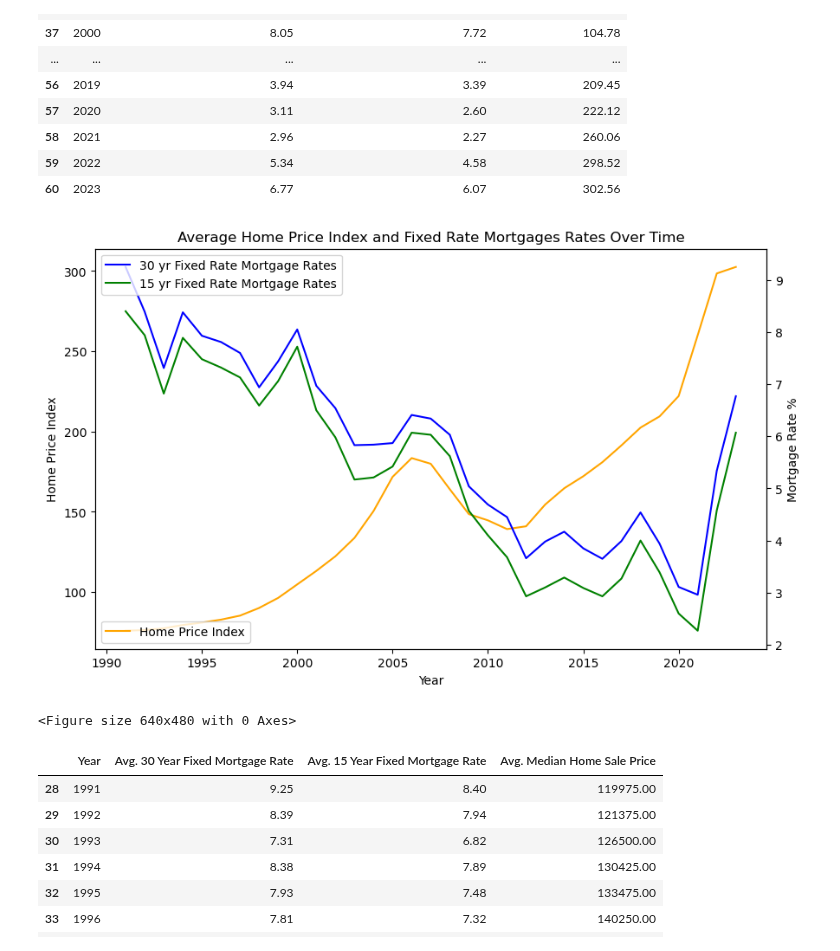
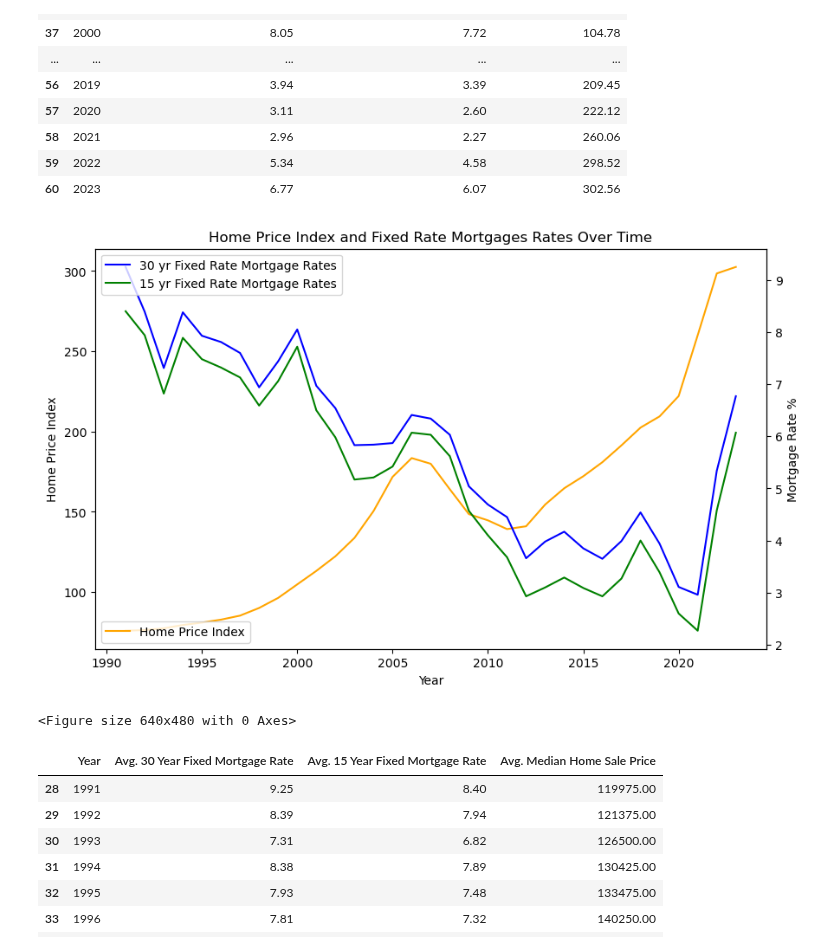
Before and after one commit to njlanger/Project1_Grp3, a Jupyter notebook: Neil/raw_fred_data_Neil.ipynb, the cells around one changed output. Drawn from its saved outputs; the diff is of its cells as text; code cells hidden in the pictures.

```diff
--- a/Neil/raw_fred_data_Neil.ipynb
+++ b/Neil/raw_fred_data_Neil.ipynb
@@ -52,32 +63,32 @@ home_price_index_and_Mortgage_Rates
 # %%
 # Ploting mortgage rates(30yr & 15yr) against housing index
 
 fig, ax1 = plt.subplots(figsize=(10, 6))
 
 # Plot home price index on the primary y-axis
 ax1.plot(home_price_index_and_Mortgage_Rates['Year'], home_price_index_and_Mortgage_Rates['Avg. Home Price Index'], label='Home Price Index', color='orange')
 ax1.set_xlabel('Year')
 ax1.set_ylabel('Home Price Index', color='black')
 ax1.tick_params('y', colors='black')
 
 # Create a secondary y-axis for fixed rate mortgage rates
 ax2 = ax1.twinx()
 ax2.plot(home_price_index_and_Mortgage_Rates['Year'], home_price_index_and_Mortgage_Rates['Avg. 30 Year Fixed Mortgage Rate'], label='30 yr Fixed Rate Mortgage Rates', color='blue')
 ax2.plot(home_price_index_and_Mortgage_Rates['Year'], home_price_index_and_Mortgage_Rates['Avg. 15 Year Fixed Mortgage Rate'], label='15 yr Fixed Rate Mortgage Rates', color='green')
 ax2.set_ylabel('Mortgage Rate %', color='black')
 ax2.tick_params('y', colors='black')
 
-ax1.set_title('Average Home Price Index and Fixed Rate Mortgages Rates Over Time')
+ax1.set_title('Home Price Index and Fixed Rate Mortgages Rates Over Time')
 
 # Add a legend
 ax1.legend(loc='lower left')
 ax2.legend(loc='upper left')
 
 plt.show()
 
 plt.savefig('Average Home Price Index and Mortgage Rates Over Time.png')
 # %% [output]
-[figure, old version]
+[figure, new version]
 <Figure size 640x480 with 0 Axes>
 # %%
 # Merging home_price_index_and_Mortgage Rates
```
Also changed, not shown: parts of 3 cells of this notebook, 2 other files.
